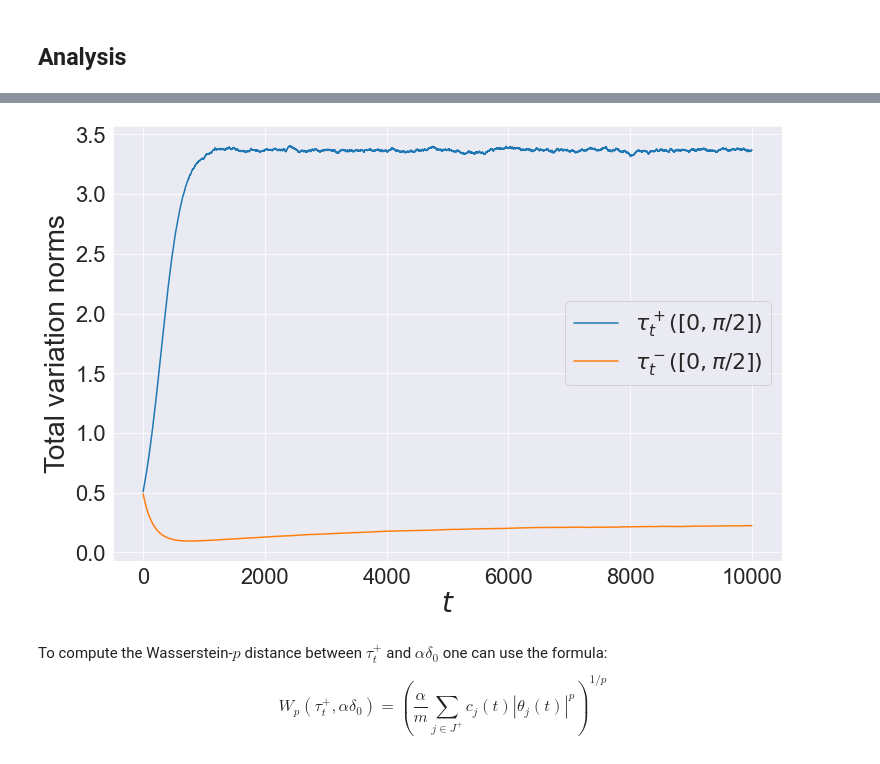
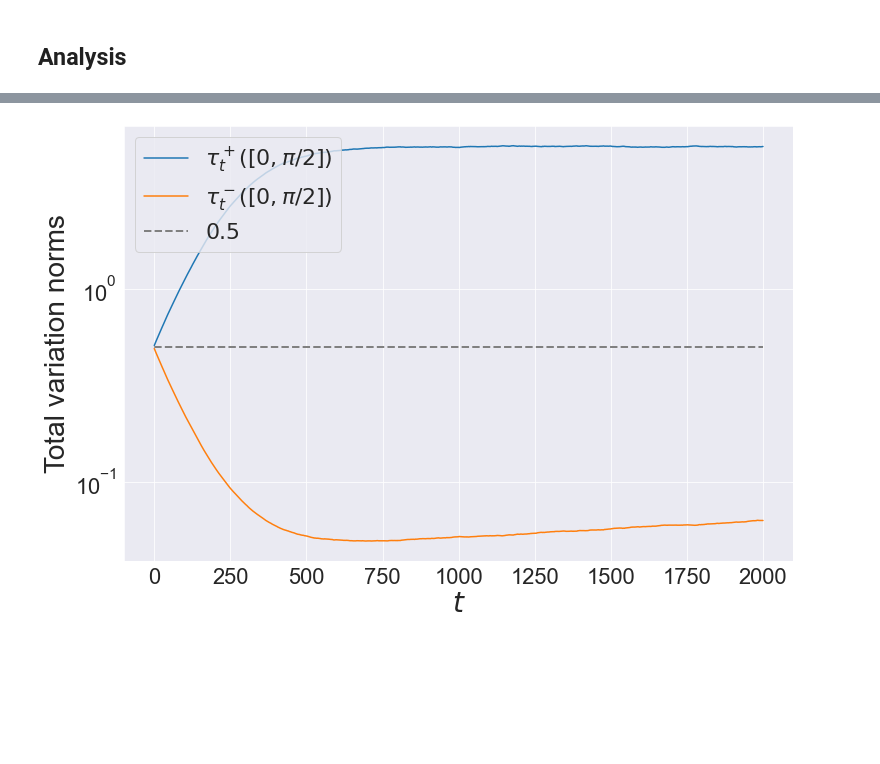
Before and after one commit to karl-hajjar/learning-structure, a Jupyter notebook: learning-structure/notebooks/1d-simulation-jax.ipynb, the cells around one changed output, grey strips where cells are left out. Drawn from its saved outputs; the diff is of its cells as text; code cells hidden in the pictures; blank space fills up the shorter version.

```diff
--- a/learning-structure/notebooks/1d-simulation-jax.ipynb
+++ b/learning-structure/notebooks/1d-simulation-jax.ipynb
@@ -307,6 +309,7 @@ def monte_carlo_samples(key):
 # %%
 @jit
 def forward(phis, rs, ss, cs_k, thetas_k):
+    width = len(cs_k)
     # matrices and vectors at step k
     psi_mat = psi(rs[[0], :], ss[[0], :], thetas_k.reshape(-1, 1), phis)
     psi_tilde_mat_T = jnp.transpose(psi(rs[[1], :], ss[[1], :], thetas_k.reshape(-1, 1), phis))
@@ -327,9 +330,10 @@ def forward(phis, rs, ss, cs_k, thetas_k):
 
     return psi_mat, residuals_k, loss_k
 # %%
+#@partial(jit, static_argnums=3)
 @jit
 def train_step(key, cs_k, thetas_k):
-
+    width = len(cs_k)
     # matrices and forward pass
     new_key, phis, rs, ss = monte_carlo_samples(key)
     psi_mat, residuals_k, loss_k = forward(phis, rs, ss, cs_k, thetas_k)
@@ -339,6 +343,8 @@ def train_step(key, cs_k, thetas_k):
     V_hat_k = (input_dim / N_b) * jnp.matmul(chi_mat, residuals_k)
     G_hat_k = (input_dim / N_b) * jnp.matmul(psi_mat, residuals_k)
 
+    signs = jnp.sign(cs_k)
+
     cs_k_new = (1 + 2 * base_lr * signs * G_hat_k) * cs_k
     thetas_k_new = thetas_k + base_lr * signs * V_hat_k
 
@@ -387,0 +405,2 @@ Time spent on 10,000 steps: 6.87 minutes
+# %%
+results = {m: simulate(m, key, key_1, key_2) for m in widths}
@@ -388,5 +409,18 @@ Time spent on 10,000 steps: 6.87 minutes
 # %% [markdown]
 ## Analysis
+# %%
+idx = 0
+losses = results[widths[0]]['losses']
+cs = results[widths[0]]['cs']
+thetas = results[widths[0]]['thetas']
+val_losses = results[widths[0]]['val_losses']
+signs = jnp.sign(cs[0, :])
+
+thetas_plus = thetas[:, signs > 0]
+thetas_minus = thetas[:, signs < 0]
+
+cs_plus = cs[:, signs > 0]
+cs_minus = cs[:, signs < 0]
 # %%
 figure = plt.figure(figsize=(12, 6))
 
@@ -554,18 +596,18 @@ plt.show()
 # %%
 plus_variation_norms = np.sum(cs_plus, axis=1) / width
 minus_variation_norms = np.sum(np.abs(cs_minus), axis=1)  / width
 plt.figure(figsize=(12, 8))
+plt.yscale('log')
 plt.plot(np.arange(len(plus_variation_norms)), plus_variation_norms, label='$\\tau_t^+([0, \\pi/2])$')
 plt.plot(np.arange(len(minus_variation_norms)), minus_variation_norms, label='$\\tau_t^-([0, \\pi/2])$')
+plt.plot(np.arange(len(minus_variation_norms)), len(minus_variation_norms)*[0.5], linestyle='dashed',
+         label='$0.5$', c='grey', linewidth=2.0)
 plt.xlabel('$t$', fontsize=28)
 plt.ylabel('Total variation norms', fontsize=28)
 plt.xticks(fontsize=22)
 plt.yticks(fontsize=22)
 plt.legend(fontsize=22)
 plt.savefig(os.path.join(FIGURES_DIR, 'var_norms.jpg'), bbox_inches='tight')
 plt.show()
 # %% [output]
-[figure, old version]
+[figure, new version]
-# %% [markdown]
-To compute the Wasserstein-$p$ distance between $\tau_t^+$ and $\alpha \delta_{0}$ one can use the formula:
-$$W_p(\tau_t^+, \alpha \delta_{0}) = \left(\frac{\alpha}{m} \sum_{j \in J^+} c_j(t) |\theta_j(t)|^p \right)^{1/p}$$
```
Also changed, not shown: parts of 58 cells of this notebook, 2 other files.
